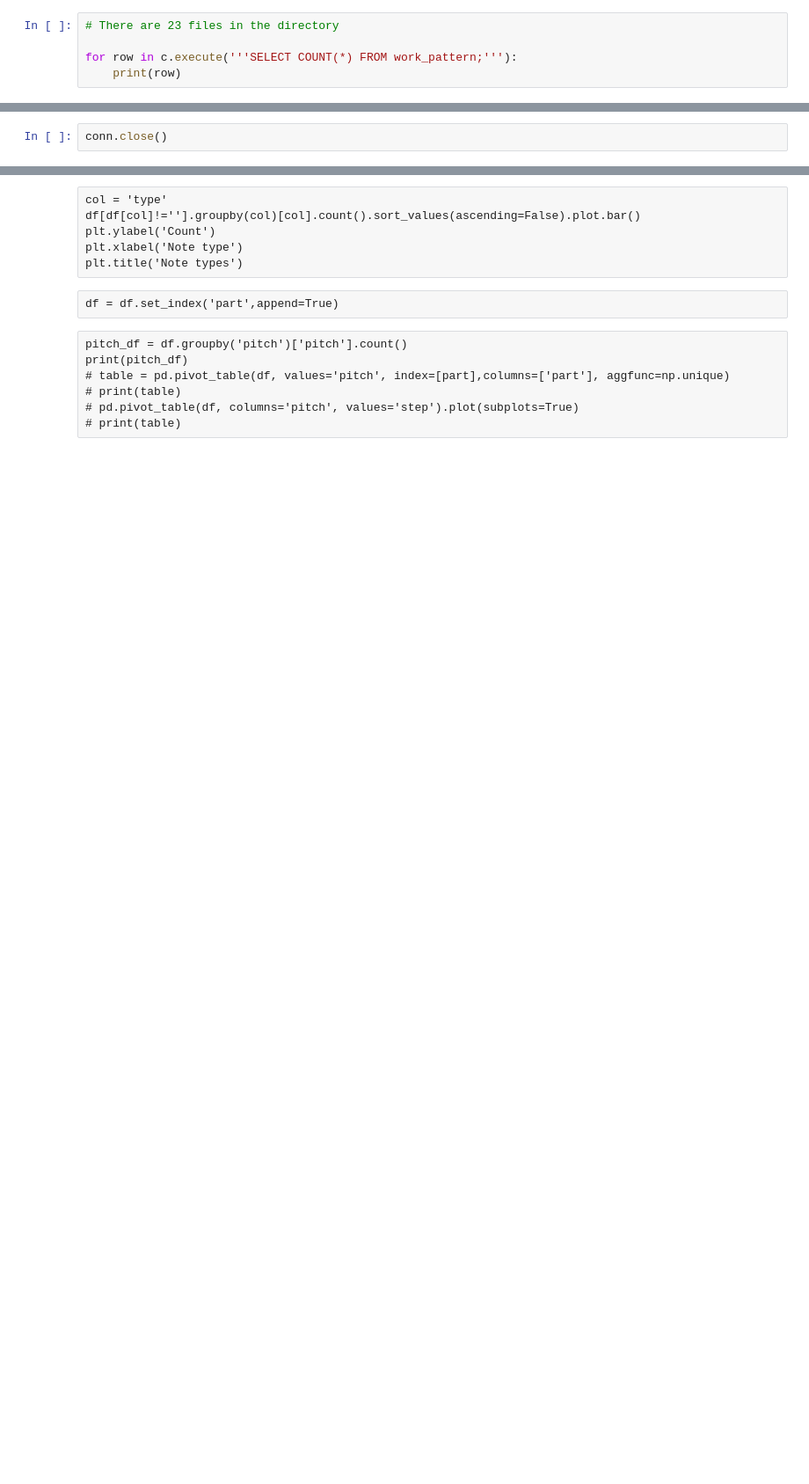
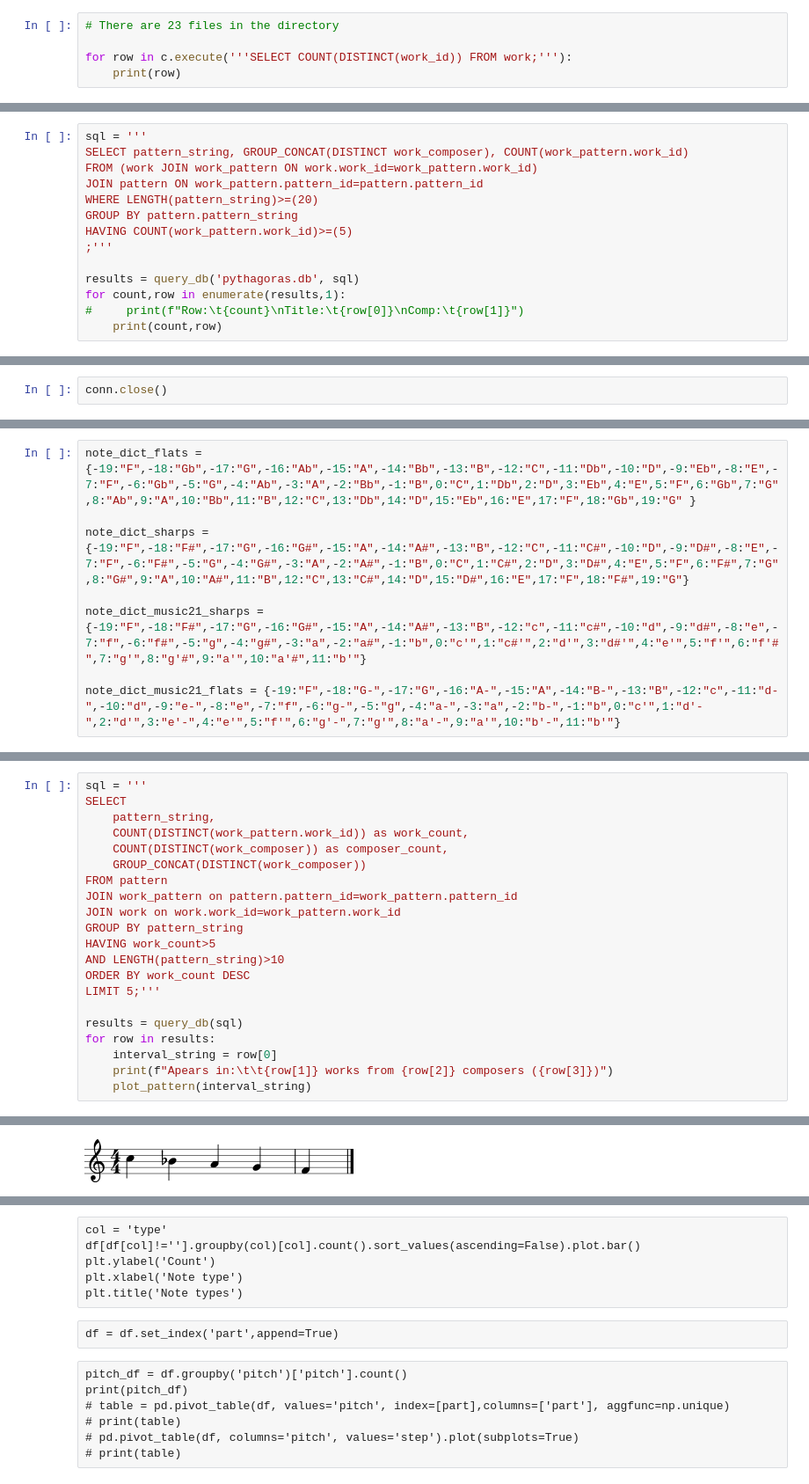
Before and after one commit to brandonbellanti/pythagoras, a Jupyter notebook: notebooks/pythagoras.ipynb, the cells around one changed output, grey strips where cells are left out. Shown at 88% size. Drawn from its saved outputs; the diff is of its cells as text; blank space fills up the shorter version.

```diff
--- a/notebooks/pythagoras.ipynb
+++ b/notebooks/pythagoras.ipynb
@@ -595,6 +598,6 @@ Status: Complete
 # %%
 # There are 23 files in the directory
 
-for row in c.execute('''SELECT COUNT(*) FROM work_pattern;'''):
+for row in c.execute('''SELECT COUNT(DISTINCT(work_id)) FROM work;'''):
     print(row)
 # %% [output]
@@ -696,0 +738,14 @@ Works: SonateNr15_E-Dur, HWV-365, Sonate_C-Dur_5_Allegro, SonateNr14_A-Dur, Sona
+# %%
+sql = '''
+SELECT pattern_string, GROUP_CONCAT(DISTINCT work_composer), COUNT(work_pattern.work_id)
+FROM (work JOIN work_pattern ON work.work_id=work_pattern.work_id)
+JOIN pattern ON work_pattern.pattern_id=pattern.pattern_id
+WHERE LENGTH(pattern_string)>=(20)
+GROUP BY pattern.pattern_string
+HAVING COUNT(work_pattern.work_id)>=(5)
+;'''
+
+results = query_db('pythagoras.db', sql)
+for count,row in enumerate(results,1):
+#     print(f"Row:\t{count}\nTitle:\t{row[0]}\nComp:\t{row[1]}")
+    print(count,row)
@@ -713,3 +802,11 @@ conn.close()
 <a href="#Table-of-Contents">Return to Table of Contents</a>
 
 ---
+# %%
+note_dict_flats = {-19:"F",-18:"Gb",-17:"G",-16:"Ab",-15:"A",-14:"Bb",-13:"B",-12:"C",-11:"Db",-10:"D",-9:"Eb",-8:"E",-7:"F",-6:"Gb",-5:"G",-4:"Ab",-3:"A",-2:"Bb",-1:"B",0:"C",1:"Db",2:"D",3:"Eb",4:"E",5:"F",6:"Gb",7:"G",8:"Ab",9:"A",10:"Bb",11:"B",12:"C",13:"Db",14:"D",15:"Eb",16:"E",17:"F",18:"Gb",19:"G" }
+
+note_dict_sharps = {-19:"F",-18:"F#",-17:"G",-16:"G#",-15:"A",-14:"A#",-13:"B",-12:"C",-11:"C#",-10:"D",-9:"D#",-8:"E",-7:"F",-6:"F#",-5:"G",-4:"G#",-3:"A",-2:"A#",-1:"B",0:"C",1:"C#",2:"D",3:"D#",4:"E",5:"F",6:"F#",7:"G",8:"G#",9:"A",10:"A#",11:"B",12:"C",13:"C#",14:"D",15:"D#",16:"E",17:"F",18:"F#",19:"G"}
+
+note_dict_music21_sharps = {-19:"F",-18:"F#",-17:"G",-16:"G#",-15:"A",-14:"A#",-13:"B",-12:"c",-11:"c#",-10:"d",-9:"d#",-8:"e",-7:"f",-6:"f#",-5:"g",-4:"g#",-3:"a",-2:"a#",-1:"b",0:"c'",1:"c#'",2:"d'",3:"d#'",4:"e'",5:"f'",6:"f'#",7:"g'",8:"g'#",9:"a'",10:"a'#",11:"b'"}
+
+note_dict_music21_flats = {-19:"F",-18:"G-",-17:"G",-16:"A-",-15:"A",-14:"B-",-13:"B",-12:"c",-11:"d-",-10:"d",-9:"e-",-8:"e",-7:"f",-6:"g-",-5:"g",-4:"a-",-3:"a",-2:"b-",-1:"b",0:"c'",1:"d'-",2:"d'",3:"e'-",4:"e'",5:"f'",6:"g'-",7:"g'",8:"a'-",9:"a'",10:"b'-",11:"b'"}
@@ -715,0 +849,22 @@ conn.close()
+# %%
+sql = '''
+SELECT
+    pattern_string,
+    COUNT(DISTINCT(work_pattern.work_id)) as work_count,
+    COUNT(DISTINCT(work_composer)) as composer_count,
+    GROUP_CONCAT(DISTINCT(work_composer))
+FROM pattern
+JOIN work_pattern on pattern.pattern_id=work_pattern.pattern_id
+JOIN work on work.work_id=work_pattern.work_id
+GROUP BY pattern_string
+HAVING work_count>5
+AND LENGTH(pattern_string)>10
+ORDER BY work_count DESC
+LIMIT 5;'''
+
+results = query_db(sql)
+for row in results:
+    interval_string = row[0]
+    print(f"Apears in:\t\t{row[1]} works from {row[2]} composers ({row[3]})")
+    plot_pattern(interval_string)
+# %% [output]
@@ -715,0 +875 @@ conn.close()
+[figure, added]
```
Also changed, not shown: parts of 14 cells of this notebook, 2 other files.
